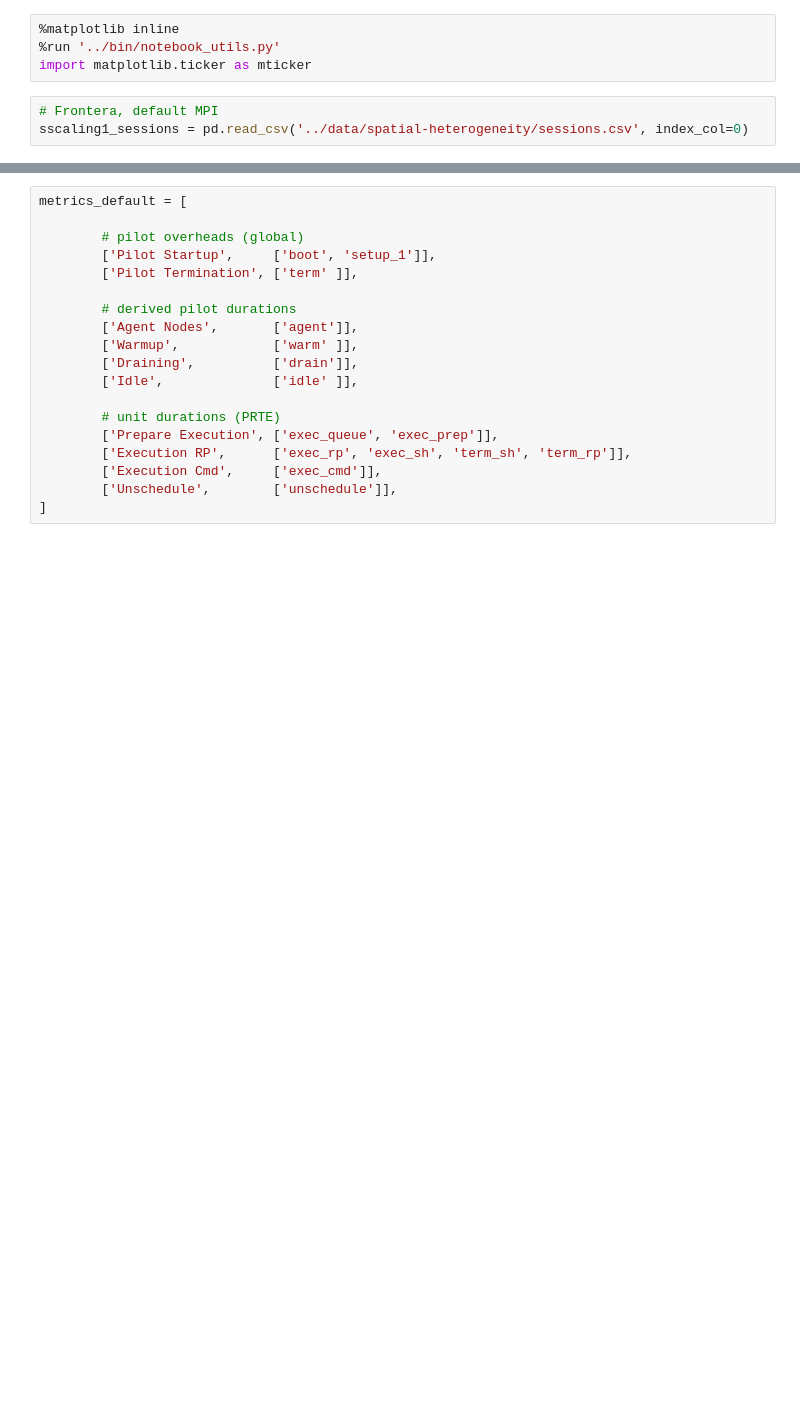
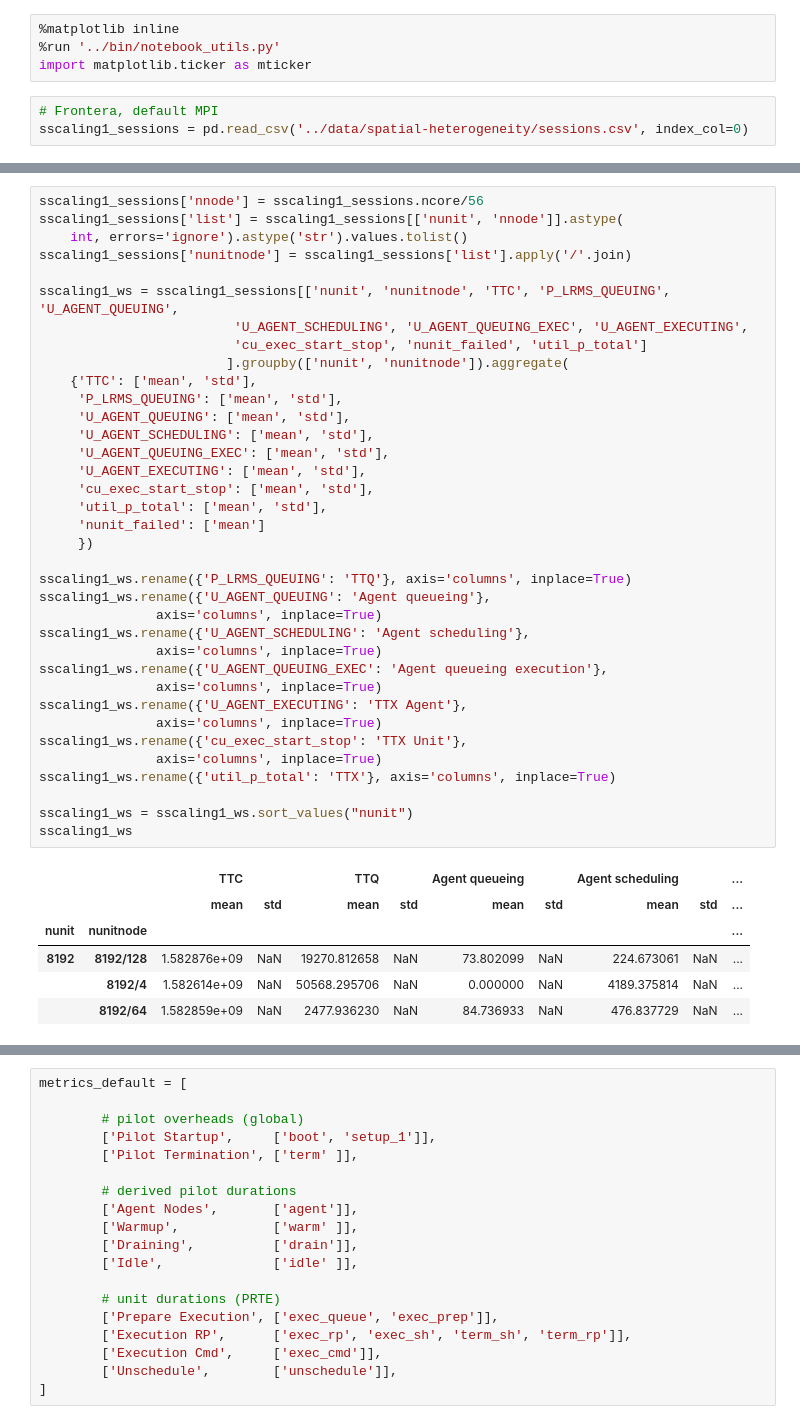
Before and after one commit to radical-experiments/rp.paper, a Jupyter notebook: analysis/spatial_heterogeneity/sscaling-ru.ipynb, the cells around one changed output, grey strips where cells are left out. Cells and saved outputs as stored; diff of their text form; blank space fills up the shorter version.

```diff
--- a/analysis/spatial_heterogeneity/sscaling-ru.ipynb
+++ b/analysis/spatial_heterogeneity/sscaling-ru.ipynb
@@ -11,0 +12,43 @@ Strong scaling 1: Total number of successful runs: 1
+# %%
+sscaling1_sessions['nnode'] = sscaling1_sessions.ncore/56
+sscaling1_sessions['list'] = sscaling1_sessions[['nunit', 'nnode']].astype(
+    int, errors='ignore').astype('str').values.tolist()
+sscaling1_sessions['nunitnode'] = sscaling1_sessions['list'].apply('/'.join)
+
+sscaling1_ws = sscaling1_sessions[['nunit', 'nunitnode', 'TTC', 'P_LRMS_QUEUING', 'U_AGENT_QUEUING',
+                         'U_AGENT_SCHEDULING', 'U_AGENT_QUEUING_EXEC', 'U_AGENT_EXECUTING',
+                         'cu_exec_start_stop', 'nunit_failed', 'util_p_total']
+                        ].groupby(['nunit', 'nunitnode']).aggregate(
+    {'TTC': ['mean', 'std'],
+     'P_LRMS_QUEUING': ['mean', 'std'],
+     'U_AGENT_QUEUING': ['mean', 'std'],
+     'U_AGENT_SCHEDULING': ['mean', 'std'],
+     'U_AGENT_QUEUING_EXEC': ['mean', 'std'],
+     'U_AGENT_EXECUTING': ['mean', 'std'],
+     'cu_exec_start_stop': ['mean', 'std'],
+     'util_p_total': ['mean', 'std'],
+     'nunit_failed': ['mean']
+     })
+
+sscaling1_ws.rename({'P_LRMS_QUEUING': 'TTQ'}, axis='columns', inplace=True)
+sscaling1_ws.rename({'U_AGENT_QUEUING': 'Agent queueing'},
+               axis='columns', inplace=True)
+sscaling1_ws.rename({'U_AGENT_SCHEDULING': 'Agent scheduling'},
+               axis='columns', inplace=True)
+sscaling1_ws.rename({'U_AGENT_QUEUING_EXEC': 'Agent queueing execution'},
+               axis='columns', inplace=True)
+sscaling1_ws.rename({'U_AGENT_EXECUTING': 'TTX Agent'},
+               axis='columns', inplace=True)
+sscaling1_ws.rename({'cu_exec_start_stop': 'TTX Unit'},
+               axis='columns', inplace=True)
+sscaling1_ws.rename({'util_p_total': 'TTX'}, axis='columns', inplace=True)
+
+sscaling1_ws = sscaling1_ws.sort_values("nunit")
+sscaling1_ws
+# %% [output]
+|  |  | TTC |  | TTQ |  | Agent queueing |  | Agent scheduling |  | ... |
+|  |  | mean | std | mean | std | mean | std | mean | std | ... |
+| nunit | nunitnode |  |  |  |  |  |  |  |  | ... |
+| 8192 | 8192/128 | 1.582876e+09 | NaN | 19270.812658 | NaN | 73.802099 | NaN | 224.673061 | NaN | ... |
+|  | 8192/4 | 1.582614e+09 | NaN | 50568.295706 | NaN | 0.000000 | NaN | 4189.375814 | NaN | ... |
+|  | 8192/64 | 1.582859e+09 | NaN | 2477.936230 | NaN | 84.736933 | NaN | 476.837729 | NaN | ... |
```
Also changed, not shown: parts of 7 cells of this notebook, 4 other files.
